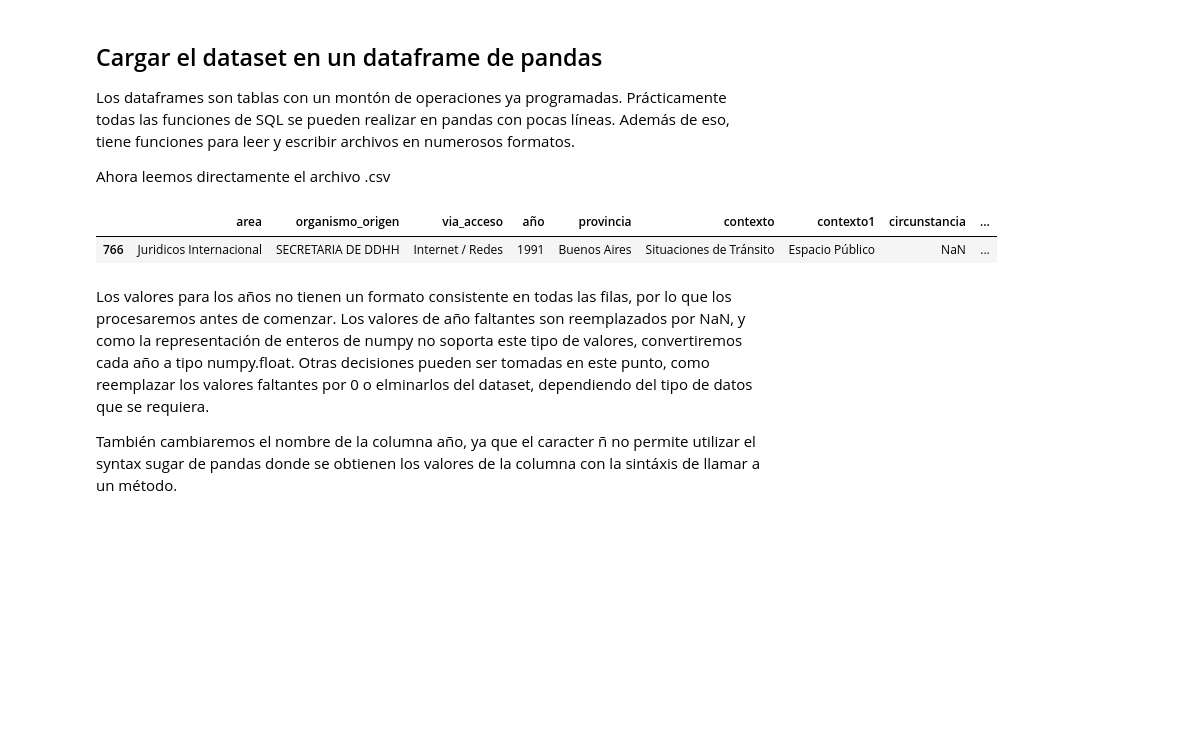
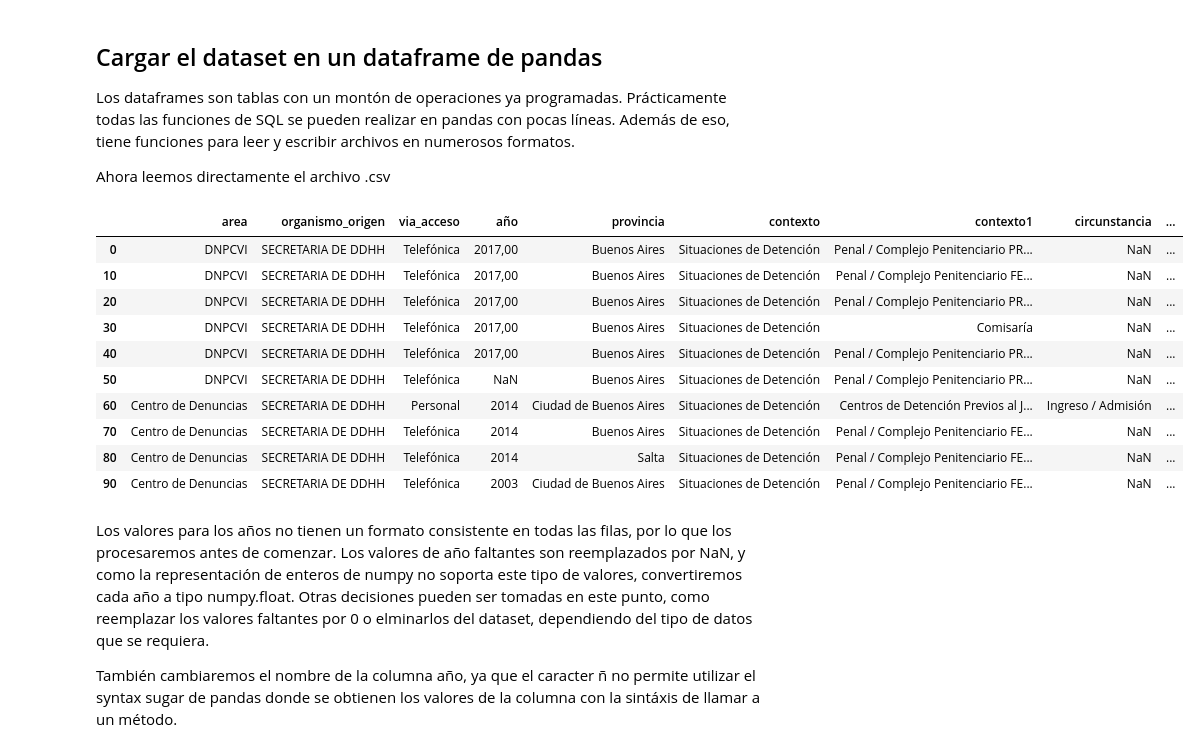
Before and after one commit to rodricarranza/DiploDatos, a Jupyter notebook: analysis_and_visualization/tasks/Tarea integradora - parte 1.ipynb, the cells around one changed output. Saved outputs shown, nothing was run; the diff lists cells and outputs as text; code cells hidden in the pictures; blank space fills up the shorter version.

```diff
--- a/analysis_and_visualization/tasks/Tarea integradora - parte 1.ipynb
+++ b/analysis_and_visualization/tasks/Tarea integradora - parte 1.ipynb
@@ -25,11 +25,20 @@ Ahora leemos directamente el archivo .csv
 # %%
 dataset = pandas.read_csv('https://cs.famaf.unc.edu.ar/~mteruel/datasets/diplodatos/violencia-institucional-2018-01.csv',
                           encoding='utf8')
-# %%
-dataset[766:767]
-# %% [output]
-|  | area | organismo_origen | via_acceso | año | provincia | contexto | contexto1 | circunstancia | ... |
-| 766 | Juridicos Internacional | SECRETARIA DE DDHH | Internet / Redes | 1991 | Buenos Aires | Situaciones de Tránsito | Espacio Público | NaN | ... |
+# %%
+dataset[:100:10]
+# %% [output]
+|  | area | organismo_origen | via_acceso | año | provincia | contexto | contexto1 | circunstancia | ... |
+| 0 | DNPCVI | SECRETARIA DE DDHH | Telefónica | 2017,00 | Buenos Aires | Situaciones de Detención | Penal / Complejo Penitenciario PR... | NaN | ... |
+| 10 | DNPCVI | SECRETARIA DE DDHH | Telefónica | 2017,00 | Buenos Aires | Situaciones de Detención | Penal / Complejo Penitenciario FE... | NaN | ... |
+| 20 | DNPCVI | SECRETARIA DE DDHH | Telefónica | 2017,00 | Buenos Aires | Situaciones de Detención | Penal / Complejo Penitenciario PR... | NaN | ... |
+| 30 | DNPCVI | SECRETARIA DE DDHH | Telefónica | 2017,00 | Buenos Aires | Situaciones de Detención | Comisaría | NaN | ... |
+| 40 | DNPCVI | SECRETARIA DE DDHH | Telefónica | 2017,00 | Buenos Aires | Situaciones de Detención | Penal / Complejo Penitenciario PR... | NaN | ... |
+| 50 | DNPCVI | SECRETARIA DE DDHH | Telefónica | NaN | Buenos Aires | Situaciones de Detención | Penal / Complejo Penitenciario PR... | NaN | ... |
+| 60 | Centro de Denuncias | SECRETARIA DE DDHH | Personal | 2014 | Ciudad de Buenos Aires | Situaciones de Detención | Centros de Detención Previos al J... | Ingreso / Admisión | ... |
+| 70 | Centro de Denuncias | SECRETARIA DE DDHH | Telefónica | 2014 | Buenos Aires | Situaciones de Detención | Penal / Complejo Penitenciario FE... | NaN | ... |
+| 80 | Centro de Denuncias | SECRETARIA DE DDHH | Telefónica | 2014 | Salta | Situaciones de Detención | Penal / Complejo Penitenciario FE... | NaN | ... |
+| 90 | Centro de Denuncias | SECRETARIA DE DDHH | Telefónica | 2003 | Ciudad de Buenos Aires | Situaciones de Detención | Penal / Complejo Penitenciario FE... | NaN | ... |
 # %% [markdown]
 Los valores para los años no tienen un formato consistente en todas las filas, por lo que los procesaremos antes de comenzar. Los valores de año faltantes son reemplazados por NaN, y como la representación de enteros de numpy no soporta este tipo de valores, convertiremos cada año a tipo numpy.float. Otras decisiones pueden ser tomadas en este punto, como reemplazar los valores faltantes por 0 o elminarlos del dataset, dependiendo del tipo de datos que se requiera.
 
```
Also changed, not shown: parts of 10 cells of this notebook.
